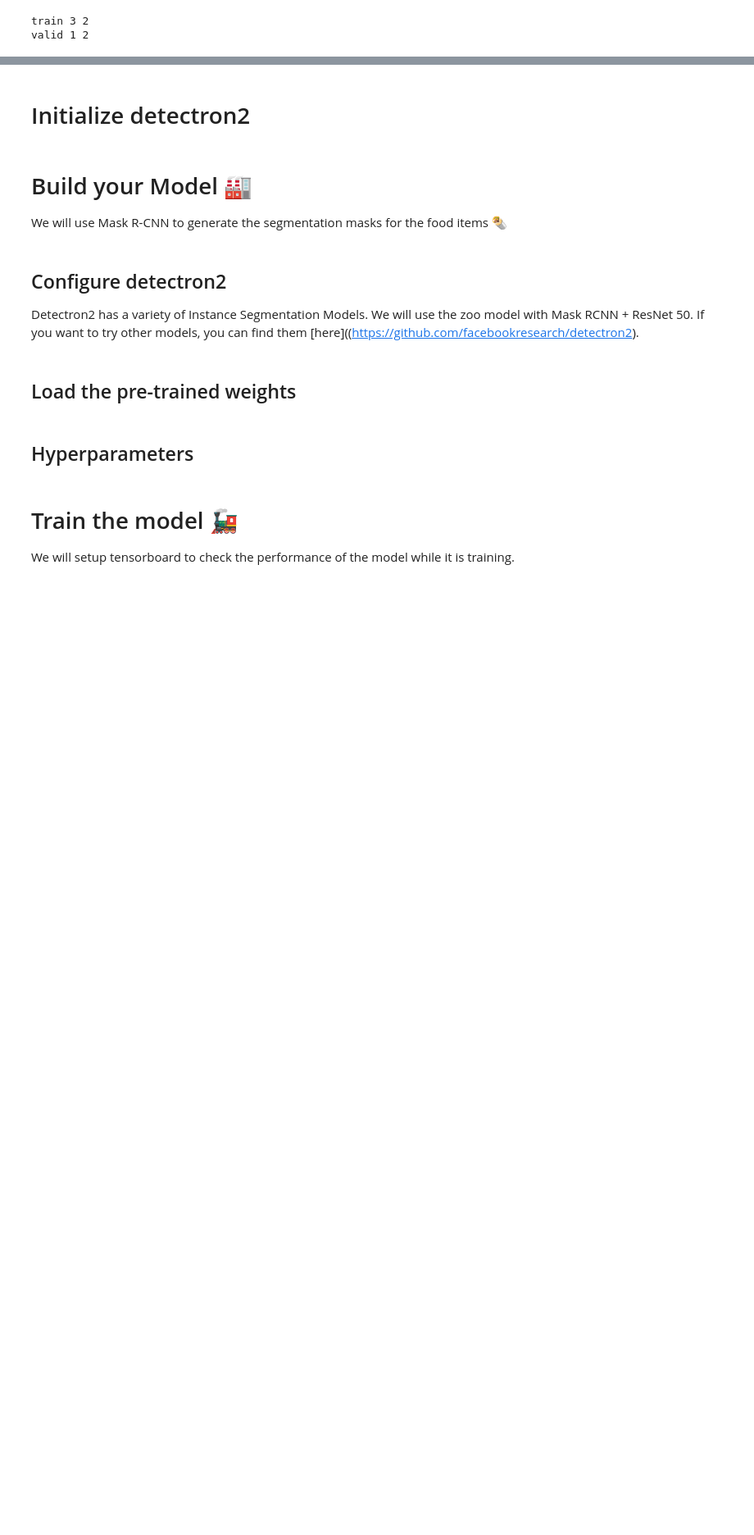
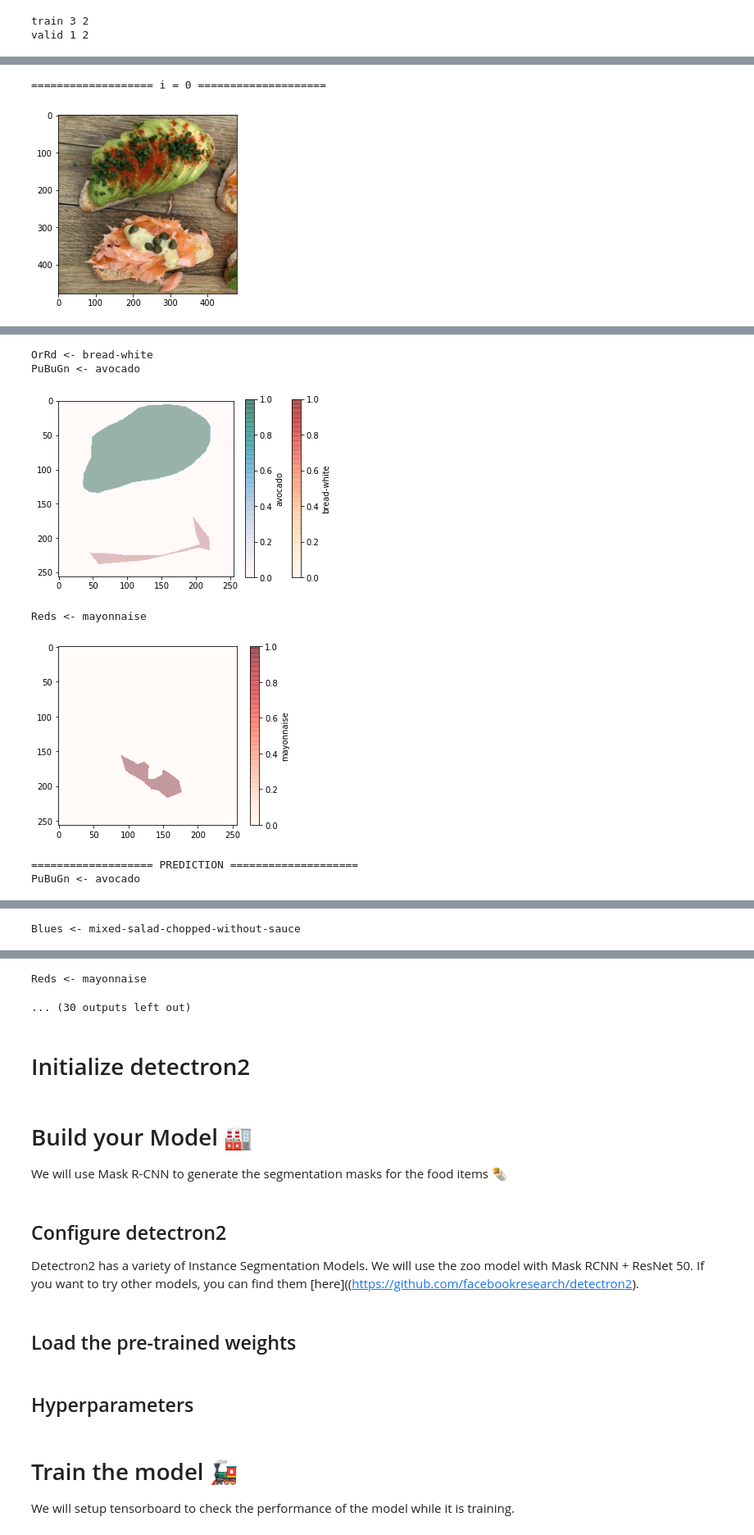
Before and after one commit to GollyTicker/Food-Recognition-Challenge, a Jupyter notebook: Starter_Kit.ipynb, the cells around one changed output, grey strips where cells are left out. Shown at 82% size. Cells and saved outputs as stored; diff of their text form; code cells hidden in the pictures; blank space fills up the shorter version.

```diff
--- a/Starter_Kit.ipynb
+++ b/Starter_Kit.ipynb
@@ -752,0 +804,7 @@ Callbacks:
+# %%
+def loss_func_single(x, y):
+  assert x.shape == y.shape
+  assert x.shape == (N_CLASSES,IM_SZ, IM_SZ)
+  x = tensor(x, dtype=torch.float32).to(device=DEVICE)
+  y = tensor(y, dtype=torch.float32).to(device=DEVICE)
+  return loss_func(x[None,:], y[None,:])
@@ -758,14 +845,28 @@ def get_train_data(idx):
   assert ground_truth.shape == (N_CLASSES, IM_SZ, IM_SZ)
   return input, ground_truth
 
-im, gt = get_train_data(0)
+def show_results(n=10):
 
-print(im.shape)
-print(gt.shape)
-plt.imshow(im)
-plt.show()
+  for i in range(min(n,len(dls.train_ds))):
 
-full_dec_pred, _, _  = learn.predict(im)
-# predict return values: https://docs.fast.ai/learner.html#Learner.predict
+    print(f"=================== i = {i} ====================")
 
-print(full_dec_pred.shape)
+    im, gt = get_train_data(i)
+
+    plt.imshow(im)
+    plt.show()
+
+    full_dec_pred, _, _  = learn.predict(im)
+    # predict return values: https://docs.fast.ai/learner.html#Learner.predict
+
+    show_multi_segmentation(gt)
+    plt.show()
+
+    print("=================== PREDICTION ====================")
+
+    threshold = 0.5
+    show_multi_segmentation(np.array(full_dec_pred >= threshold, dtype=SEG_DTYPE))
+    plt.show()
+
+    print("Ground truth loss:", loss_func_single(gt, gt))
+    print("Prediction loss:", loss_func_single(gt, full_dec_pred))
@@ -839,0 +873,5 @@ tensor(0.6990)
+# %%
+show_results()
+# %% [output]
+=================== i = 0 ====================
+[figure, added]
@@ -839,0 +879,7 @@ tensor(0.6990)
+OrRd <- bread-white
+PuBuGn <- avocado
+[figure, added]
+Reds <- mayonnaise
+[figure, added]
+=================== PREDICTION ====================
+PuBuGn <- avocado
@@ -839,0 +887 @@ tensor(0.6990)
+Blues <- mixed-salad-chopped-without-sauce
@@ -840,3 +889,5 @@ tensor(0.6990)
+Reds <- mayonnaise
+... (30 outputs left out)
 # %% [markdown]
 # Initialize detectron2
 # %%
```
Also changed, not shown: parts of 20 cells of this notebook.
